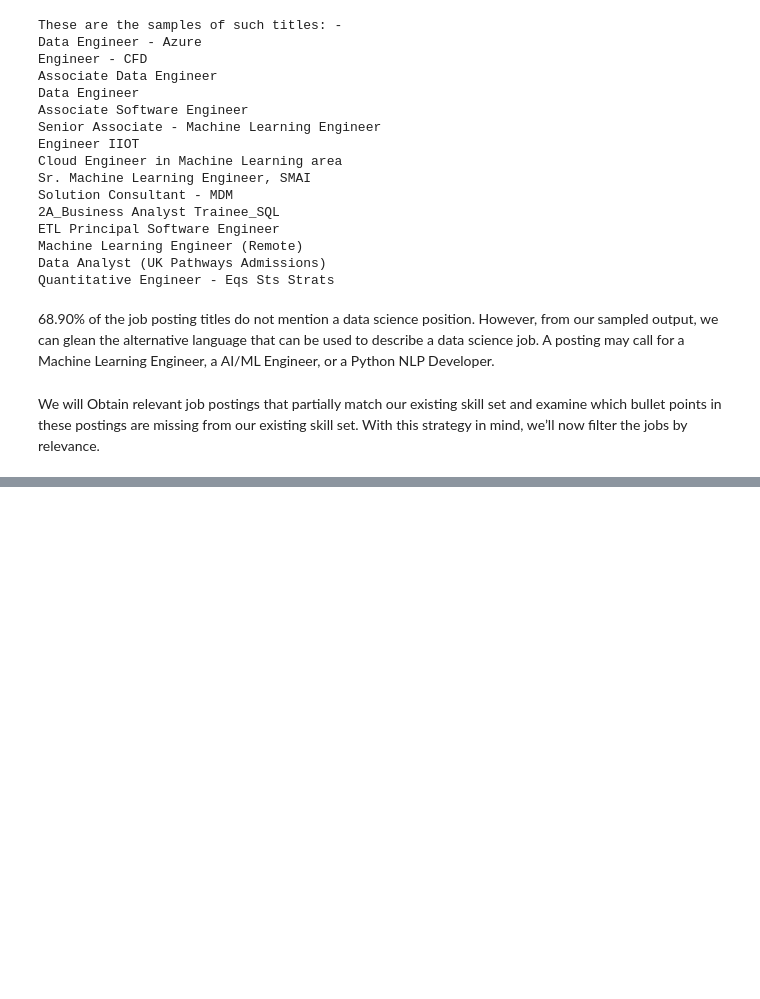
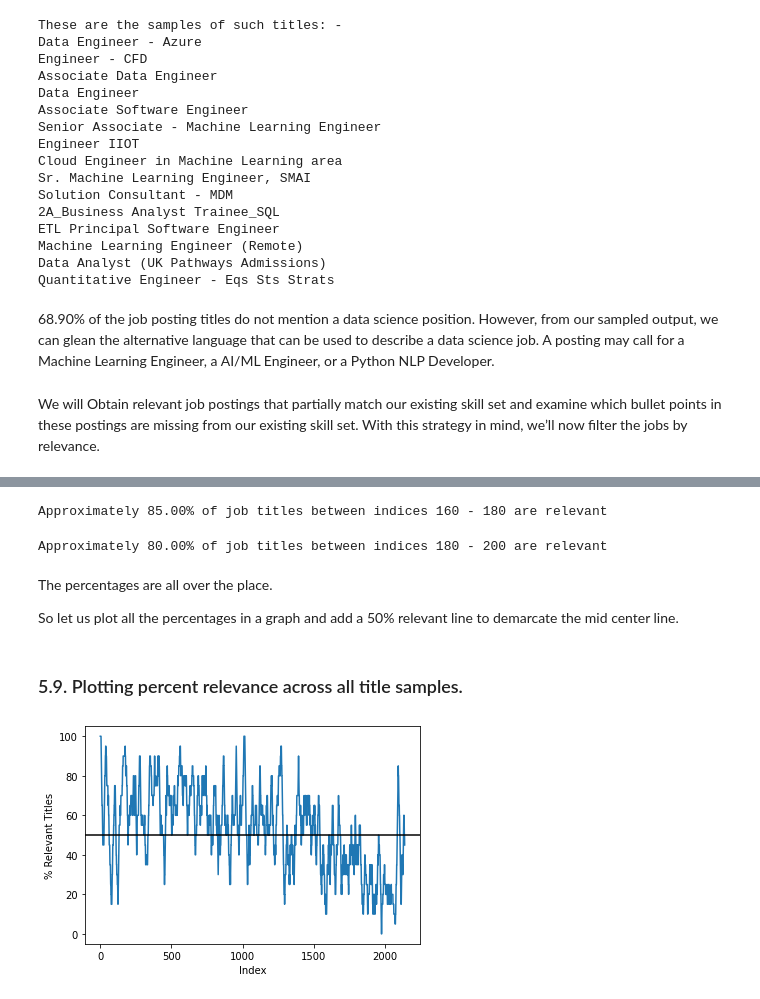
Before and after one commit to rajdeepmondal1/what-skills-to-augment-my-arsenal-main, a Jupyter notebook: Skills_to_augment_to_my_arsenal.ipynb, the cells around one changed output, grey strips where cells are left out. Saved outputs shown, nothing was run; the diff lists cells and outputs as text; code cells hidden in the pictures; blank space fills up the shorter version.

Commit message:
analysis done

```diff
--- a/Skills_to_augment_to_my_arsenal.ipynb
+++ b/Skills_to_augment_to_my_arsenal.ipynb
@@ -343,0 +503,3 @@ We will Obtain relevant job postings that partially match our existing skill set
+# %%
+for title in sorted_df_jobs[60: 80]['title'].values:
+    print(title)
@@ -343,0 +533,9 @@ We will Obtain relevant job postings that partially match our existing skill set
+# %%
+def percent_relevant_titles(df):
+    regex_relevant = re.compile(r'(Data|AI) (Scien|Analy|Engineer)', flags=re.IGNORECASE)
+    # We ignore any management titles
+    regex_irrelevant = re.compile(r'\b(Manage)', flags=re.IGNORECASE)
+    match_count = len([title for title in df['title']
+                       if regex_relevant.search(title) and not regex_irrelevant.search(title)])
+    percent = 100 * match_count / df.shape[0]
+    return percent
@@ -343,0 +567,33 @@ We will Obtain relevant job postings that partially match our existing skill set
+# %%
+percent = percent_relevant_titles(sorted_df_jobs[160: 180])
+print(f"Approximately {percent:.2f}% of job titles between indices 160 - 180 are relevant")
+# %% [output]
+Approximately 85.00% of job titles between indices 160 - 180 are relevant
+# %%
+percent = percent_relevant_titles(sorted_df_jobs[180: 200])
+print(f"Approximately {percent:.2f}% of job titles between indices 180 - 200 are relevant")
+# %% [output]
+Approximately 80.00% of job titles between indices 180 - 200 are relevant
+# %% [markdown]
+The percentages are all over the place.
+
+So let us plot all the percentages in a graph and add a 50% relevant line to demarcate the mid center line.
+# %% [markdown]
+### 5.9. Plotting percent relevance across all title samples.
+# %%
+def relevant_title_plot(index_range=20):
+    percentages = []
+    start_indices = range(df_jobs.shape[0] - index_range)
+    for i in start_indices:
+        df_slice = sorted_df_jobs[i: i + index_range]
+        percent = percent_relevant_titles(df_slice)
+        percentages.append(percent)
+    plt.plot(start_indices, percentages)
+    plt.axhline(50, c='k')
+    plt.xlabel('Index')
+    plt.ylabel('% Relevant Titles')
+# %%
+relevant_title_plot()
+plt.show()
+# %% [output]
+[figure, added]
```
Also changed, not shown: parts of 42 cells of this notebook.
